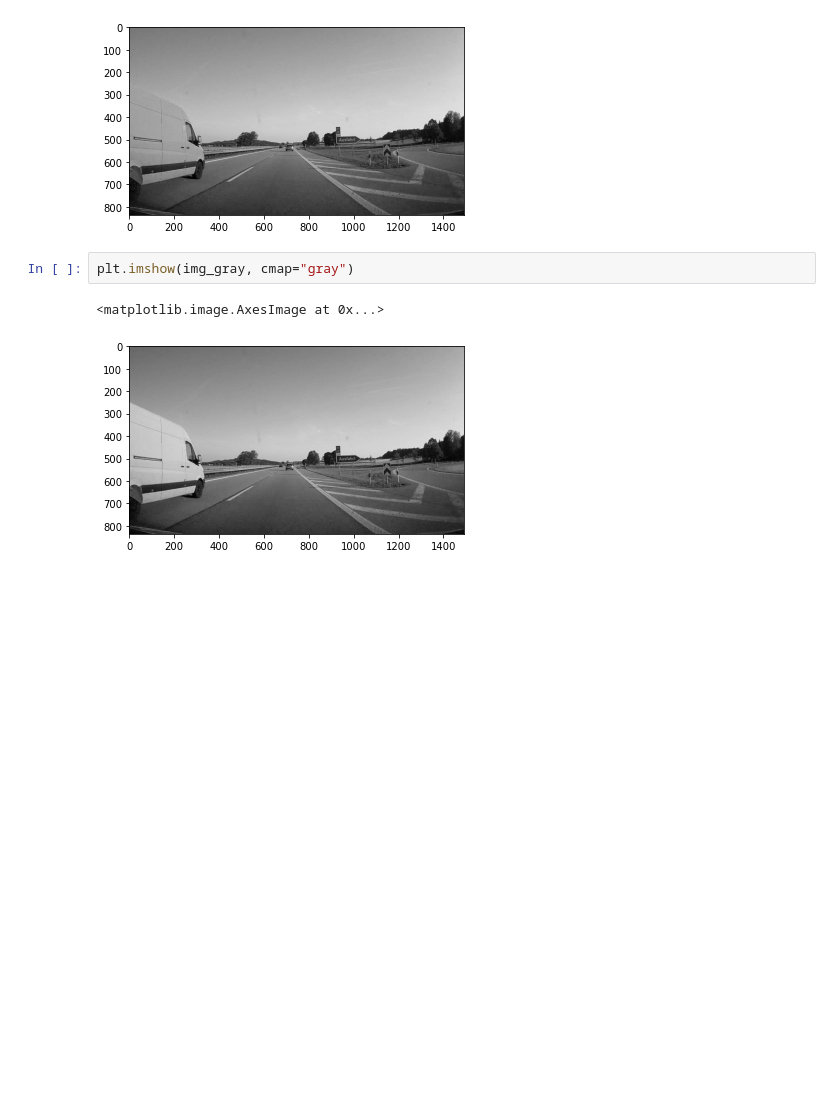
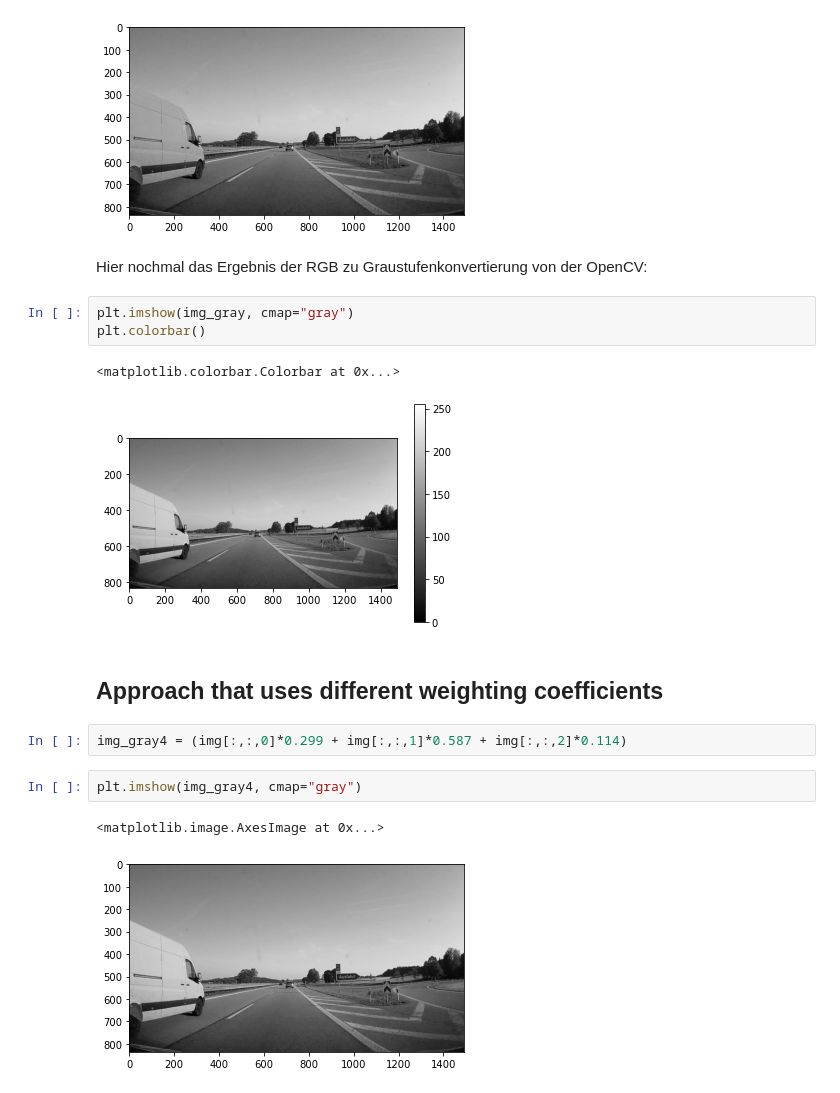
Before and after one commit to juebrauer/teaching_multimodal_sensor_systems, a Jupyter notebook: linux/first_steps_with_opencv/first_steps_with_opencv.ipynb, the cells around one changed output. Saved outputs shown, nothing was run; the diff lists cells and outputs as text; blank space fills up the shorter version.

```diff
--- a/linux/first_steps_with_opencv/first_steps_with_opencv.ipynb
+++ b/linux/first_steps_with_opencv/first_steps_with_opencv.ipynb
@@ -232,8 +257,20 @@ plt.imshow(img_gray3, cmap="gray")
 # %% [output]
 <matplotlib.image.AxesImage at 0x...>
 [figure]
+# %% [markdown]
+Hier nochmal das Ergebnis der RGB zu Graustufenkonvertierung von der OpenCV:
 # %%
 plt.imshow(img_gray, cmap="gray")
+plt.colorbar()
 # %% [output]
-<matplotlib.image.AxesImage at 0x...>
+<matplotlib.colorbar.Colorbar at 0x...>
-[figure, old version]
+[figure, new version]
+# %% [markdown]
+## Approach that uses different weighting coefficients
+# %%
+img_gray4 = (img[:,:,0]*0.299 + img[:,:,1]*0.587 + img[:,:,2]*0.114)
+# %%
+plt.imshow(img_gray4, cmap="gray")
+# %% [output]
+<matplotlib.image.AxesImage at 0x...>
+[figure, added]
```
Also changed, not shown: parts of 13 cells of this notebook.
